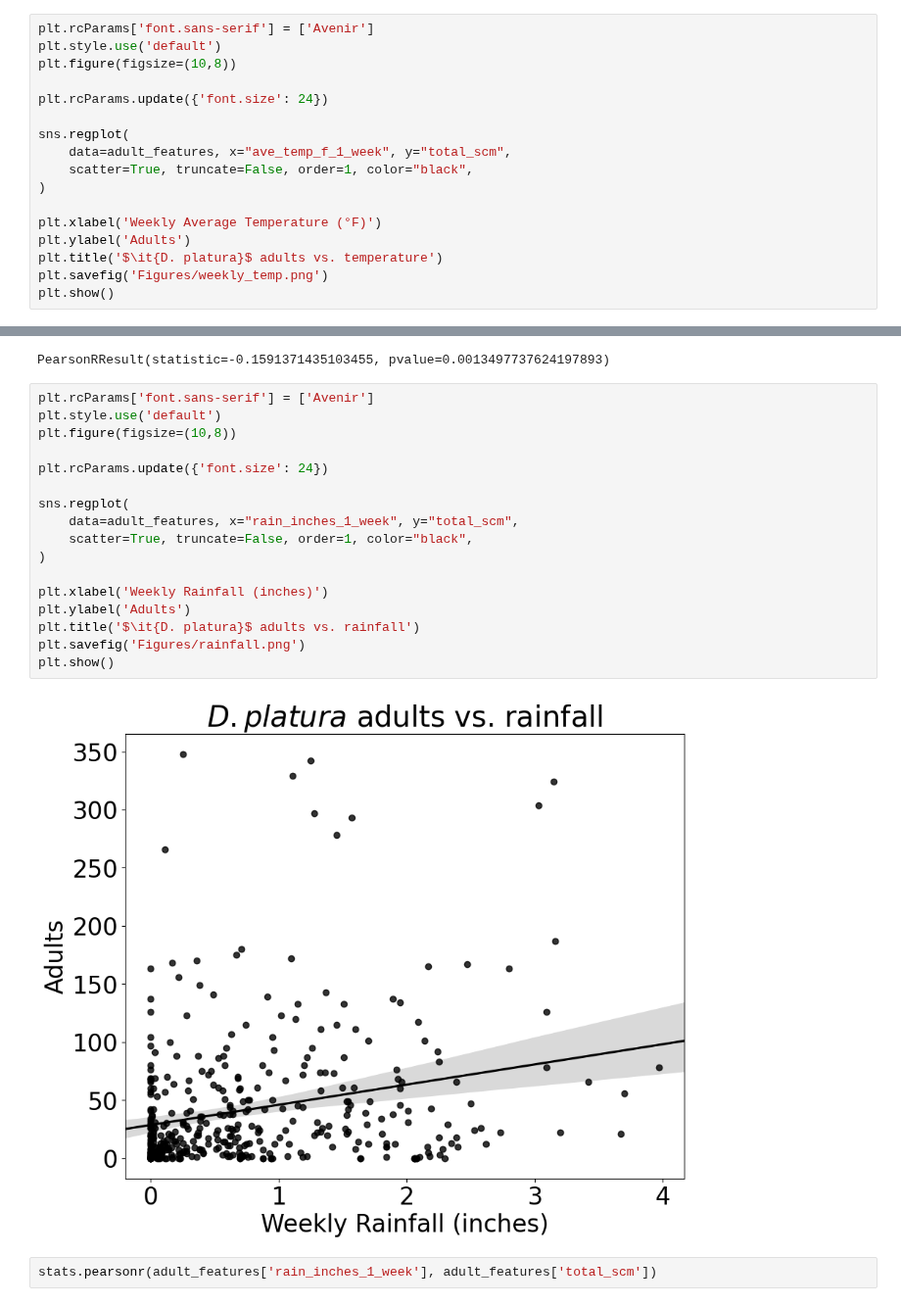
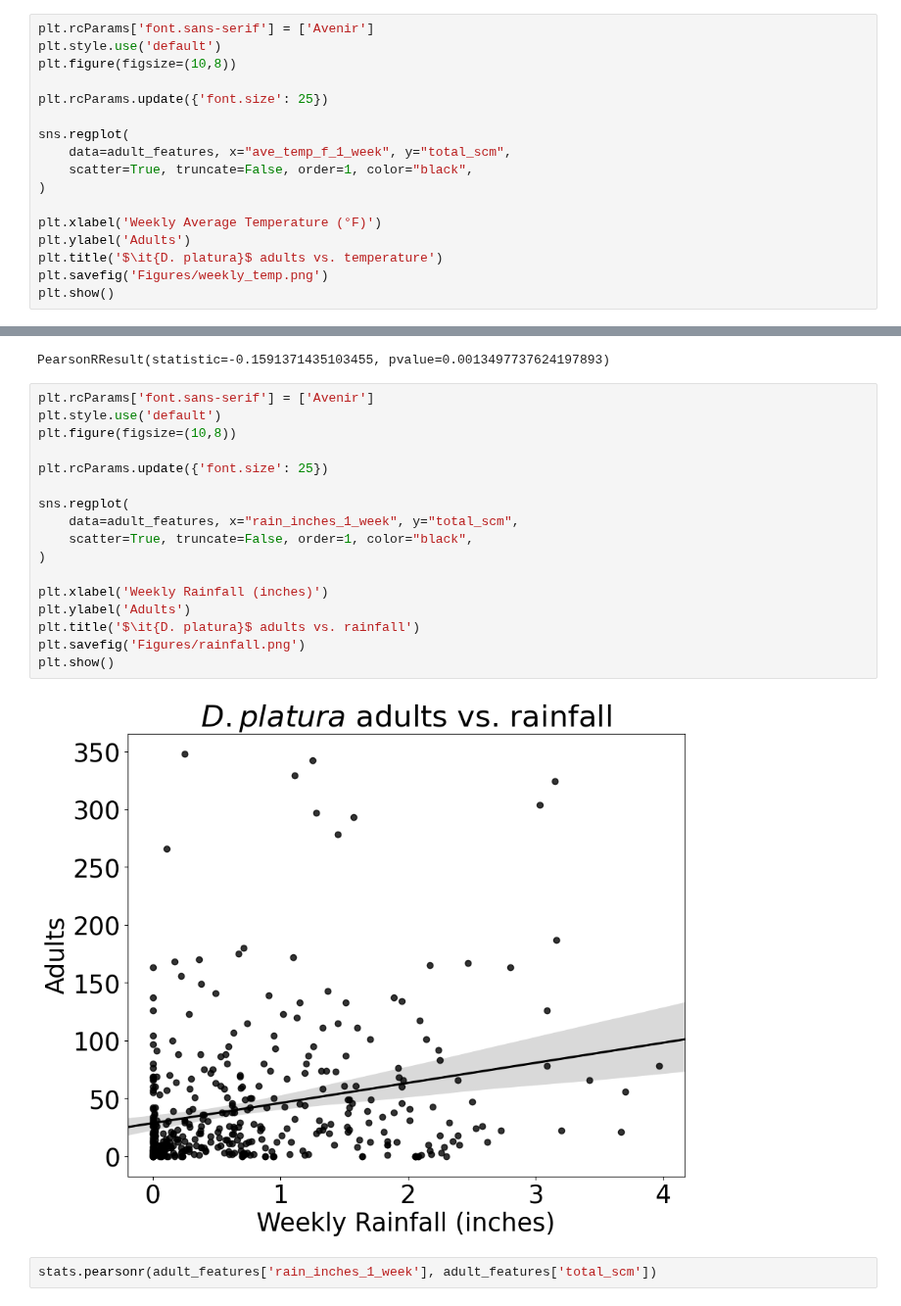
Before and after one commit to chloecho31/cornell, a Jupyter notebook: SCM/2023/entsoc_poster.ipynb, the cells around one changed output, grey strips where cells are left out. Shown at 98% size. Saved outputs shown, nothing was run; the diff lists cells and outputs as text.

```diff
--- a/SCM/2023/entsoc_poster.ipynb
+++ b/SCM/2023/entsoc_poster.ipynb
@@ -30,7 +30,7 @@ plt.rcParams['font.sans-serif'] = ['Avenir']
 plt.style.use('default')
 plt.figure(figsize=(10,8))
 
-plt.rcParams.update({'font.size': 24})
+plt.rcParams.update({'font.size': 25})
 
 sns.regplot(
     data=adult_features, x="ave_temp_f_1_week", y="total_scm",
@@ -51,22 +51,22 @@ PearsonRResult(statistic=-0.1591371435103455, pvalue=0.0013497737624197893)
 # %%
 plt.rcParams['font.sans-serif'] = ['Avenir']
 plt.style.use('default')
 plt.figure(figsize=(10,8))
 
-plt.rcParams.update({'font.size': 24})
+plt.rcParams.update({'font.size': 25})
 
 sns.regplot(
     data=adult_features, x="rain_inches_1_week", y="total_scm",
     scatter=True, truncate=False, order=1, color="black",
 )
 
 plt.xlabel('Weekly Rainfall (inches)')
 plt.ylabel('Adults')
 plt.title('$\it{D. platura}$ adults vs. rainfall')
 plt.savefig('Figures/rainfall.png')
 plt.show()
 # %% [output]
-[figure, old version]
+[figure, new version]
 # %%
 stats.pearsonr(adult_features['rain_inches_1_week'], adult_features['total_scm'])
 # %% [output]
```
Also changed, not shown: parts of 6 cells of this notebook, 15 other files.
